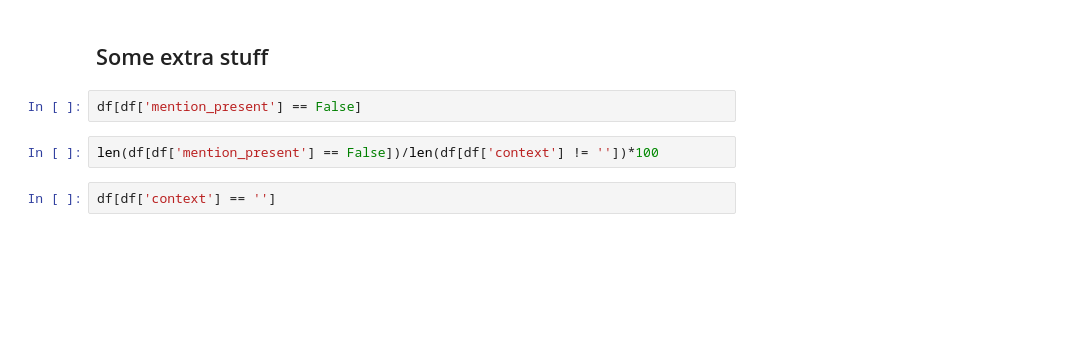
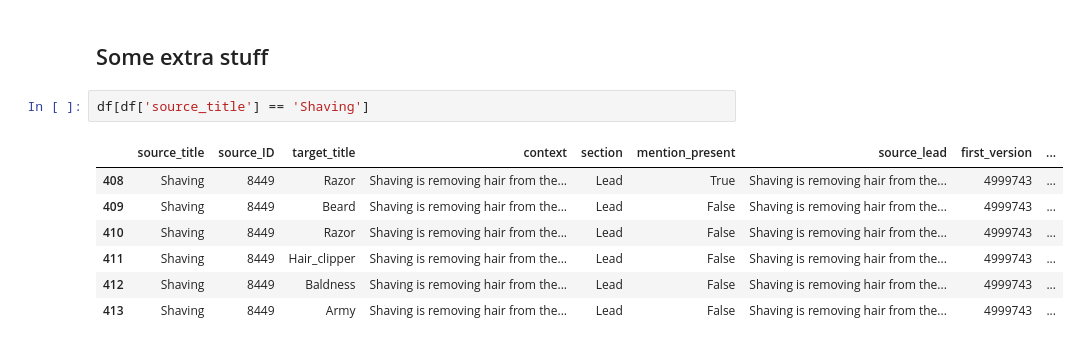
Before and after one commit to epfl-dlab/multilingual-entity-insertion, a Jupyter notebook: wikipedia_dumps_process/demo_notebooks/explore_test_data.ipynb, the cells around one changed output. Drawn from its saved outputs; the diff is of its cells as text; blank space fills up the shorter version.

```diff
--- a/wikipedia_dumps_process/demo_notebooks/explore_test_data.ipynb
+++ b/wikipedia_dumps_process/demo_notebooks/explore_test_data.ipynb
@@ -59,8 +278,12 @@ for i in range(10):
 # %% [markdown]
 ## Some extra stuff
 # %%
-df[df['mention_present'] == False]
+df[df['source_title'] == 'Shaving']
+# %% [output]
+|  | source_title | source_ID | target_title | context | section | mention_present | source_lead | first_version | ... |
+| 408 | Shaving | 8449 | Razor | Shaving is removing hair from the... | Lead | True | Shaving is removing hair from the... | 4999743 | ... |
+| 409 | Shaving | 8449 | Beard | Shaving is removing hair from the... | Lead | False | Shaving is removing hair from the... | 4999743 | ... |
+| 410 | Shaving | 8449 | Razor | Shaving is removing hair from the... | Lead | False | Shaving is removing hair from the... | 4999743 | ... |
+| 411 | Shaving | 8449 | Hair_clipper | Shaving is removing hair from the... | Lead | False | Shaving is removing hair from the... | 4999743 | ... |
+| 412 | Shaving | 8449 | Baldness | Shaving is removing hair from the... | Lead | False | Shaving is removing hair from the... | 4999743 | ... |
+| 413 | Shaving | 8449 | Army | Shaving is removing hair from the... | Lead | False | Shaving is removing hair from the... | 4999743 | ... |
-# %%
-len(df[df['mention_present'] == False])/len(df[df['context'] != ''])*100
-# %%
-df[df['context'] == '']
```
Also changed, not shown: parts of 16 cells of this notebook.
